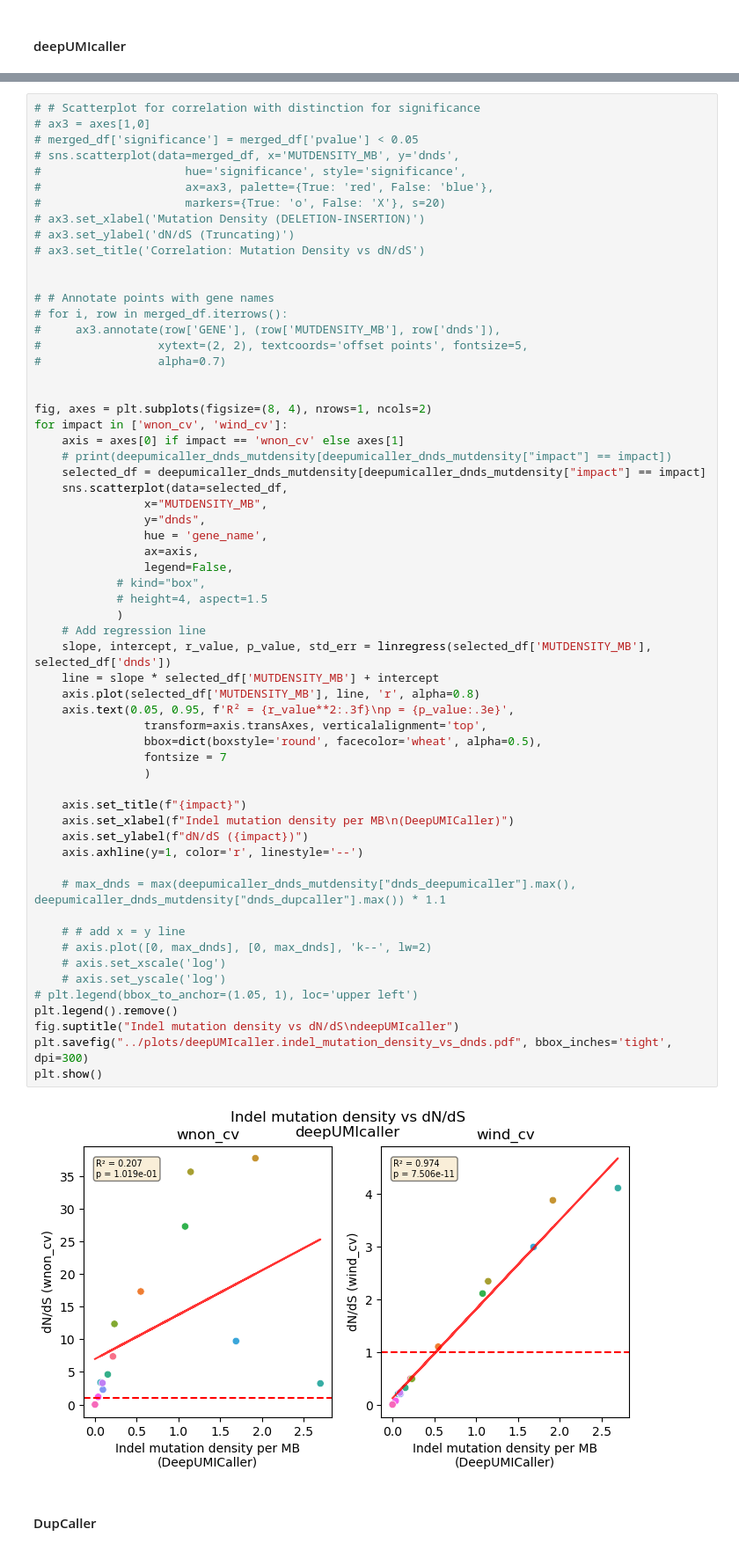
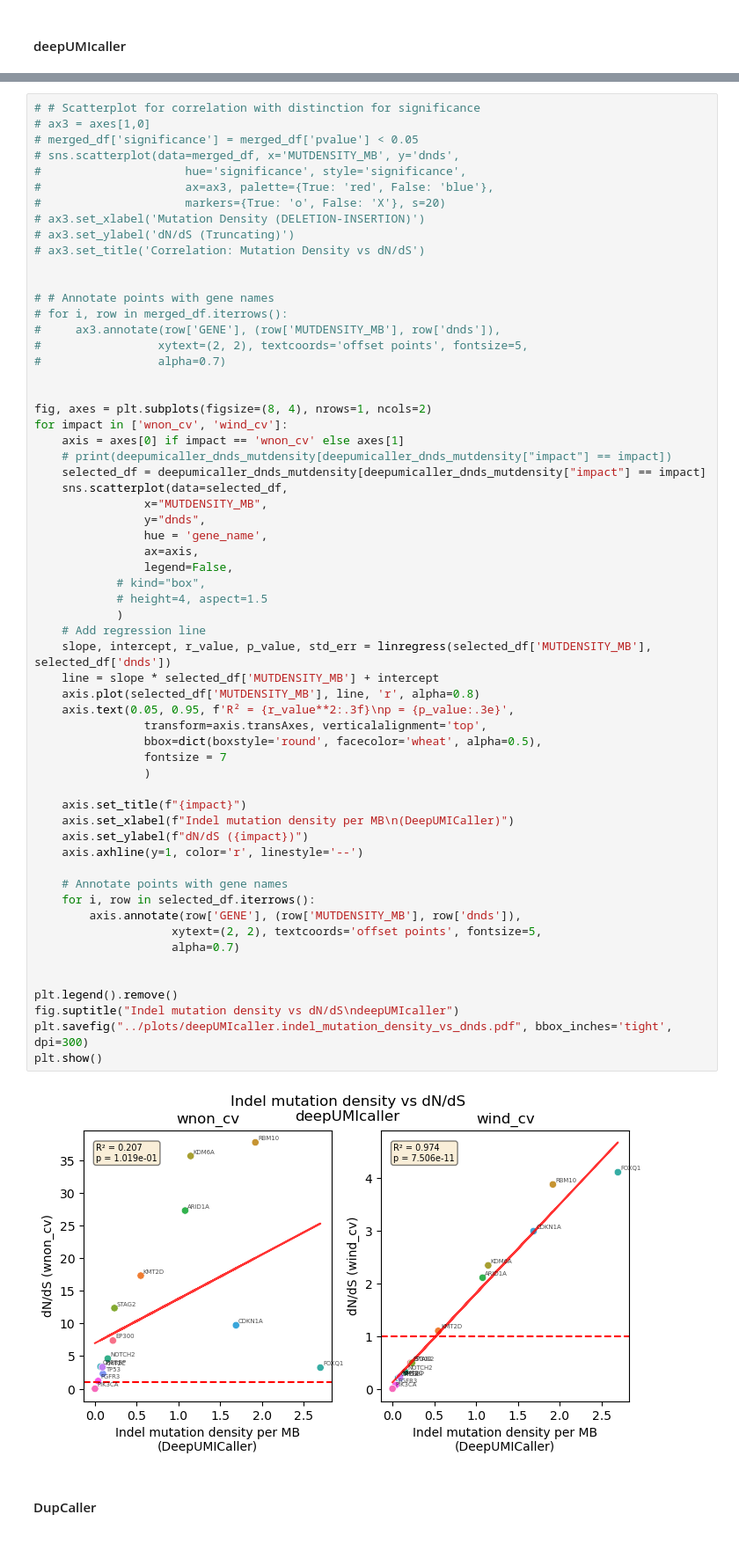
Before and after one commit to bbglab/DeepClone_protocol, a Jupyter notebook: supplementary/extended3/scripts/comparedNdS_updated.ipynb, the cells around one changed output, grey strips where cells are left out. Shown at 88% size. Drawn from its saved outputs; the diff is of its cells as text.

Commit message:
update plotting

```diff
--- a/supplementary/extended3/scripts/comparedNdS_updated.ipynb
+++ b/supplementary/extended3/scripts/comparedNdS_updated.ipynb
@@ -582,40 +583,40 @@ for impact in ['wnon_cv', 'wind_cv']:
     sns.scatterplot(data=selected_df,
                 x="MUTDENSITY_MB",
                 y="dnds",
                 hue = 'gene_name',
                 ax=axis,
                 legend=False,
             # kind="box",
             # height=4, aspect=1.5
             )
     # Add regression line
     slope, intercept, r_value, p_value, std_err = linregress(selected_df['MUTDENSITY_MB'], selected_df['dnds'])
     line = slope * selected_df['MUTDENSITY_MB'] + intercept
     axis.plot(selected_df['MUTDENSITY_MB'], line, 'r', alpha=0.8)
     axis.text(0.05, 0.95, f'R² = {r_value**2:.3f}\np = {p_value:.3e}',
                 transform=axis.transAxes, verticalalignment='top',
                 bbox=dict(boxstyle='round', facecolor='wheat', alpha=0.5),
                 fontsize = 7
                 )
 
     axis.set_title(f"{impact}")
     axis.set_xlabel(f"Indel mutation density per MB\n(DeepUMICaller)")
     axis.set_ylabel(f"dN/dS ({impact})")
     axis.axhline(y=1, color='r', linestyle='--')
 
-    # max_dnds = max(deepumicaller_dnds_mutdensity["dnds_deepumicaller"].max(), deepumicaller_dnds_mutdensity["dnds_dupcaller"].max()) * 1.1
+    # Annotate points with gene names
+    for i, row in selected_df.iterrows():
+        axis.annotate(row['GENE'], (row['MUTDENSITY_MB'], row['dnds']),
+                    xytext=(2, 2), textcoords='offset points', fontsize=5,
+                    alpha=0.7)
 
-    # # add x = y line
-    # axis.plot([0, max_dnds], [0, max_dnds], 'k--', lw=2)
-    # axis.set_xscale('log')
-    # axis.set_yscale('log')
-# plt.legend(bbox_to_anchor=(1.05, 1), loc='upper left')
+
 plt.legend().remove()
 fig.suptitle("Indel mutation density vs dN/dS\ndeepUMIcaller")
 plt.savefig("../plots/deepUMIcaller.indel_mutation_density_vs_dnds.pdf", bbox_inches='tight', dpi=300)
 plt.show()
 # %% [output]
-[figure, old version]
+[figure, new version]
 # %% [markdown]
 #### DupCaller
 # %%
```
Also changed, not shown: parts of 2 cells of this notebook, 11 other files.
